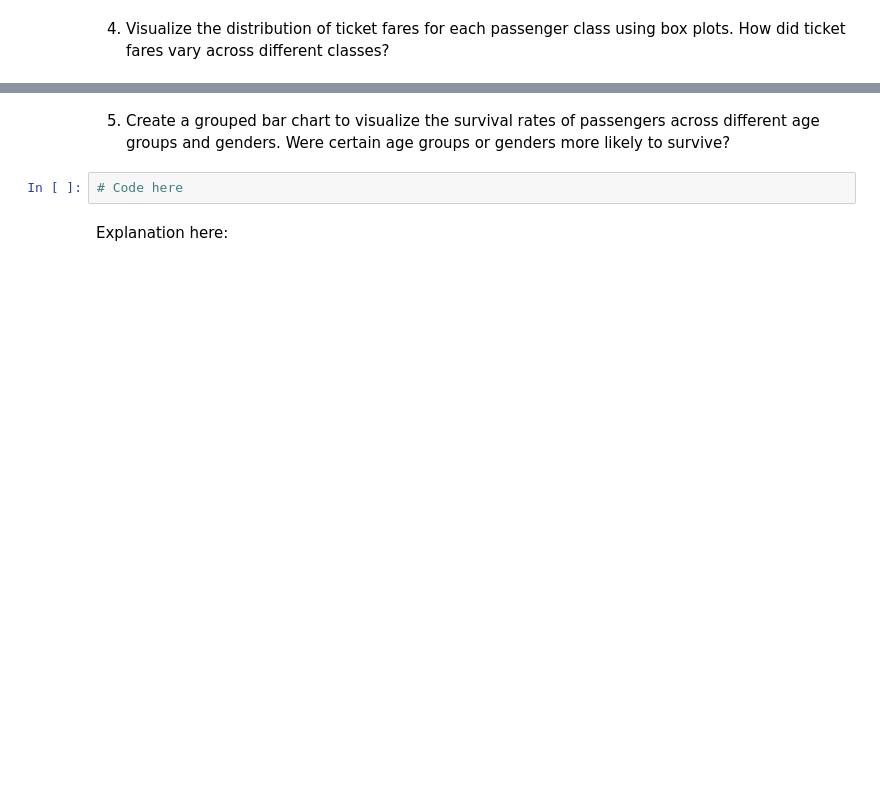
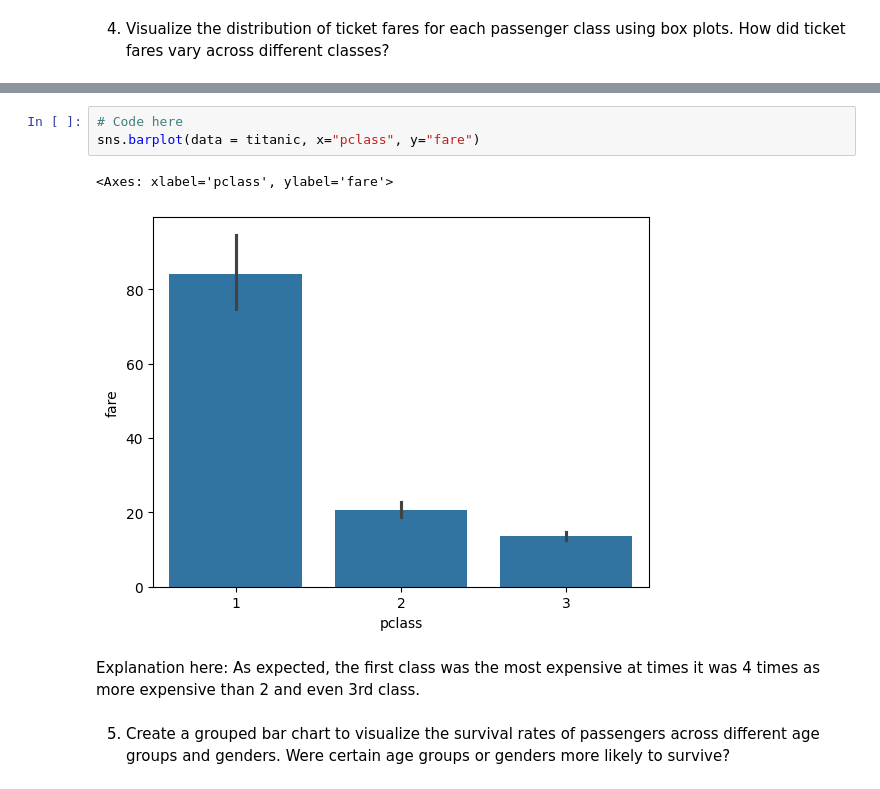
Before and after one commit to AlexanderG40/Data-Science, a Jupyter notebook: Week_4_Assignment_4_1.ipynb, the cells around one changed output, grey strips where cells are left out. Drawn from its saved outputs; the diff is of its cells as text; blank space fills up the shorter version.

```diff
--- a/Week_4_Assignment_4_1.ipynb
+++ b/Week_4_Assignment_4_1.ipynb
@@ -57,6 +42,10 @@ Explanation here:
+# %%
+# Code here
+sns.barplot(data = titanic, x="pclass", y="fare")
+# %% [output]
+<Axes: xlabel='pclass', ylabel='fare'>
+[figure, added]
+# %% [markdown]
+Explanation here: As expected, the first class was the most expensive at times it was 4 times as more expensive than 2 and even 3rd class.
 # %% [markdown]
 5. Create a grouped bar chart to visualize the survival rates of passengers across different age groups and genders. Were certain age groups or genders more likely to survive?
-# %%
-# Code here
-# %% [markdown]
-Explanation here:
```
Also changed, not shown: parts of 9 cells of this notebook.
